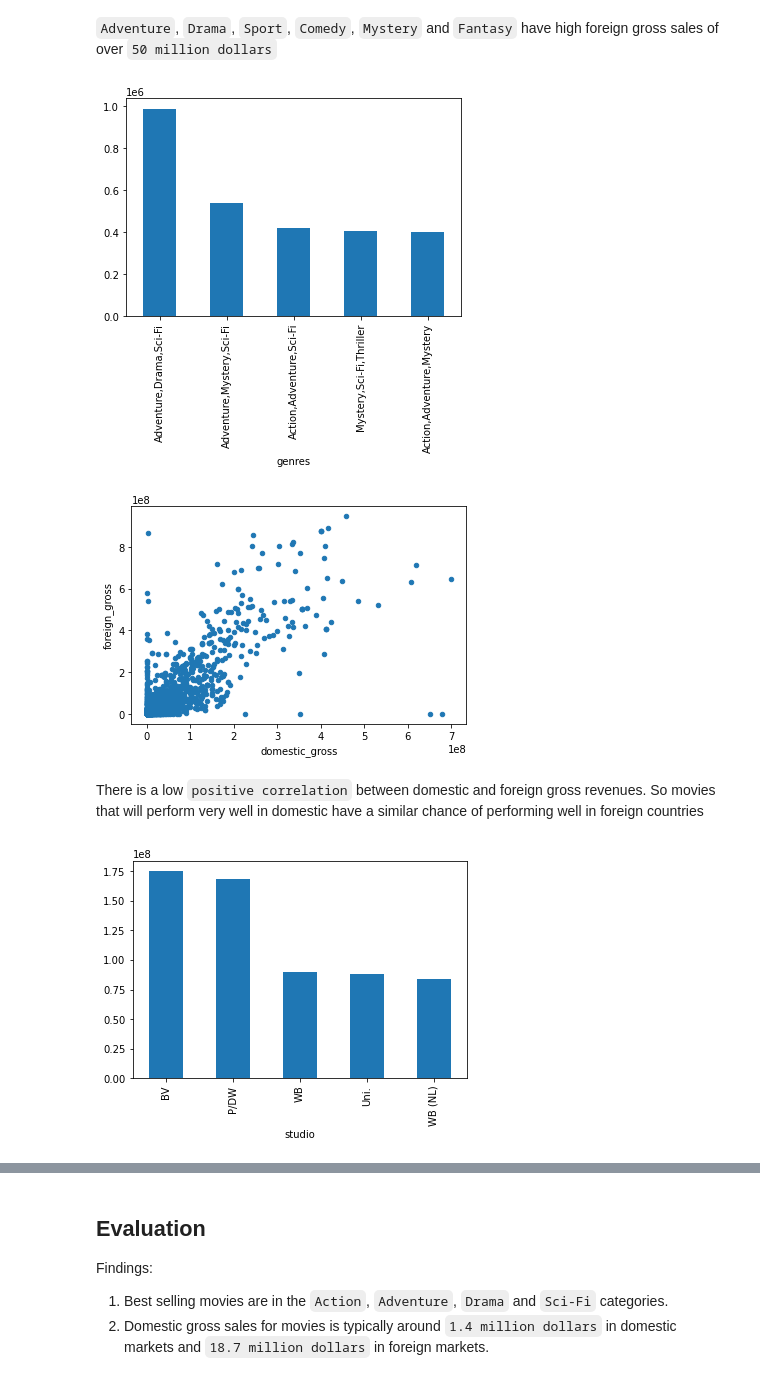
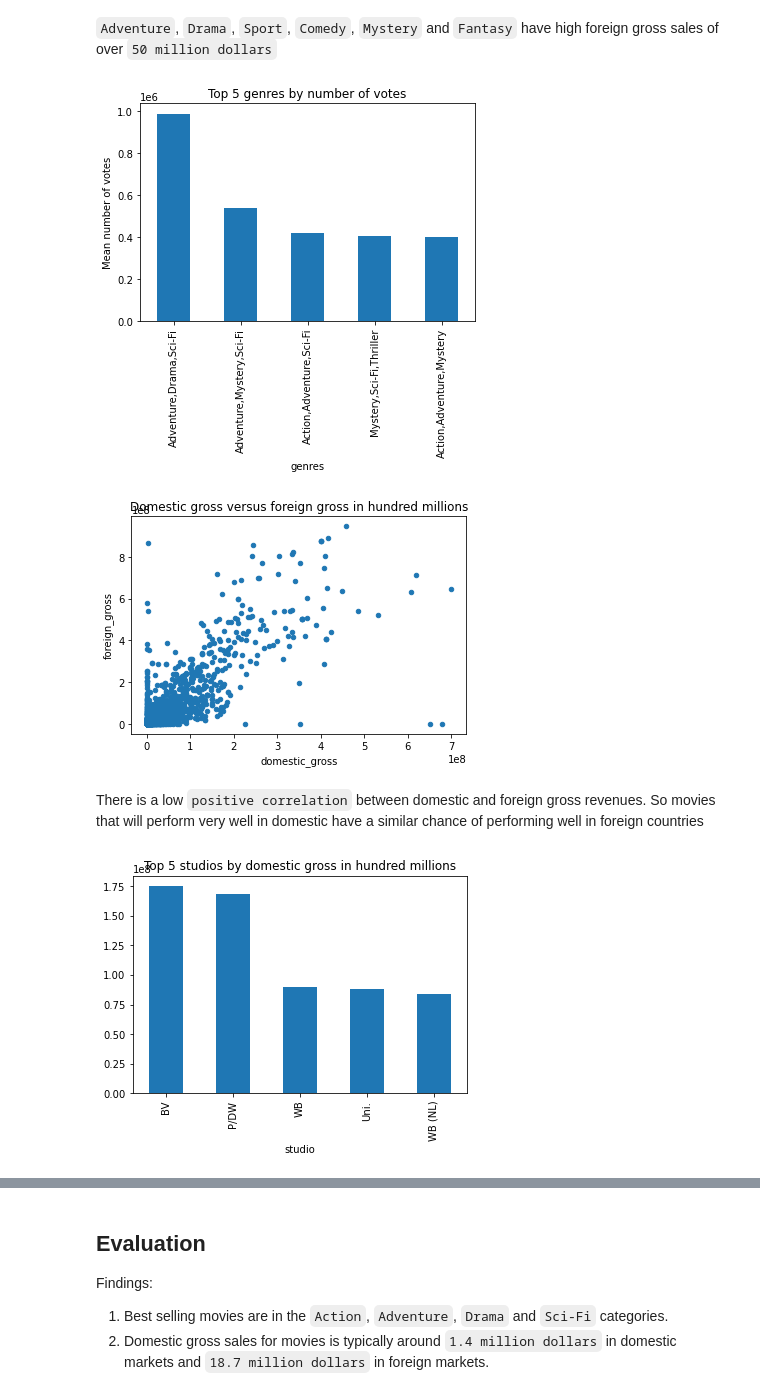
Before and after one commit to KingMaina/Microsoft-Movie-Analysis, a Jupyter notebook: MIscrosoft_Movie_Analysis.ipynb, the cells around one changed output, grey strips where cells are left out. Drawn from its saved outputs; the diff is of its cells as text; code cells hidden in the pictures.

```diff
--- a/MIscrosoft_Movie_Analysis.ipynb
+++ b/MIscrosoft_Movie_Analysis.ipynb
@@ -862,18 +852,18 @@ movies_df.groupby('genres')['foreign_gross'].mean().sort_values(ascending=False)
 `Adventure`, `Drama`, `Sport`, `Comedy`, `Mystery` and `Fantasy` have high foreign gross sales of over `50 million dollars`
 # %%
 # Group by genre and obtain some insights from visuals
-movies_df.groupby('genres')['numvotes'].mean().sort_values(ascending=False).head(5).plot(kind='bar');
+movies_df.groupby('genres')['numvotes'].mean().sort_values(ascending=False).head(5).plot(kind='bar', title='Top 5 genres by number of votes', ylabel='Mean number of votes');
 # %% [output]
-[figure, old version]
+[figure, new version]
 # %%
 # Scatter plot of foreign against domestic gross values
-movies_df.plot(kind='scatter', x='domestic_gross', y='foreign_gross');
+movies_df.plot(kind='scatter', x='domestic_gross', y='foreign_gross',  title='Domestic gross versus foreign gross in hundred millions');
 # %% [output]
-[figure, old version]
+[figure, new version]
 # %% [markdown]
 There is a low `positive correlation` between domestic and foreign gross revenues. So movies that will perform very well in domestic have a similar chance of performing well in foreign countries
 # %%
-movies_df.groupby('studio')['domestic_gross'].mean().sort_values(ascending=False).head(5).plot(kind='bar');
+movies_df.groupby('studio')['domestic_gross'].mean().sort_values(ascending=False).head(5).plot(kind='bar', title='Top 5 studios by domestic gross in hundred millions');
 # %% [output]
-[figure, old version]
+[figure, new version]
 # %%
```
Also changed, not shown: parts of 10 cells of this notebook, 13 other files.
